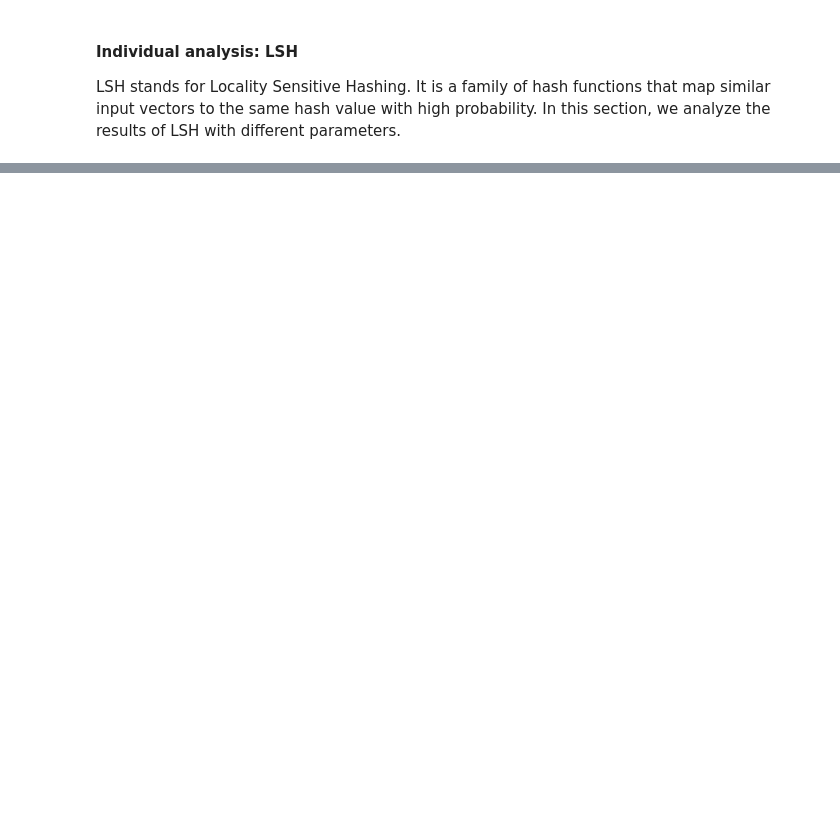
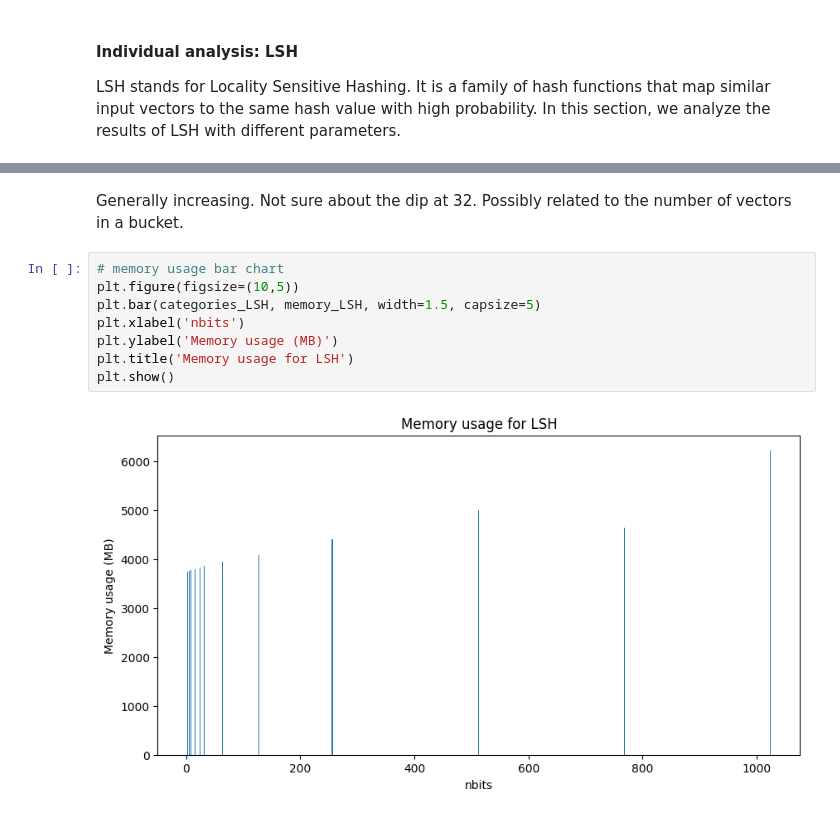
Before and after one commit to Kevinpyx/faissBenchmarking, a Jupyter notebook: result_analysis.ipynb, the cells around one changed output, grey strips where cells are left out. Drawn from its saved outputs; the diff is of its cells as text; blank space fills up the shorter version.

```diff
--- a/result_analysis.ipynb
+++ b/result_analysis.ipynb
@@ -83,0 +139,12 @@ Shape of average result array: (1, 7, 6)
+# %% [markdown]
+Generally increasing. Not sure about the dip at 32. Possibly related to the number of vectors in a bucket.
+# %%
+# memory usage bar chart
+plt.figure(figsize=(10,5))
+plt.bar(categories_LSH, memory_LSH, width=1.5, capsize=5)
+plt.xlabel('nbits')
+plt.ylabel('Memory usage (MB)')
+plt.title('Memory usage for LSH')
+plt.show()
+# %% [output]
+[figure, added]
```
Also changed, not shown: parts of 19 cells of this notebook, 8 other files.
